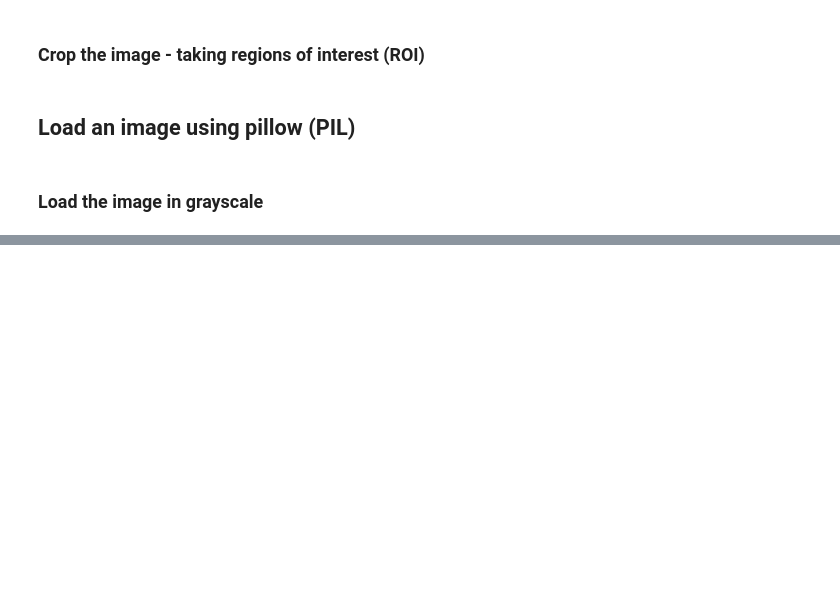
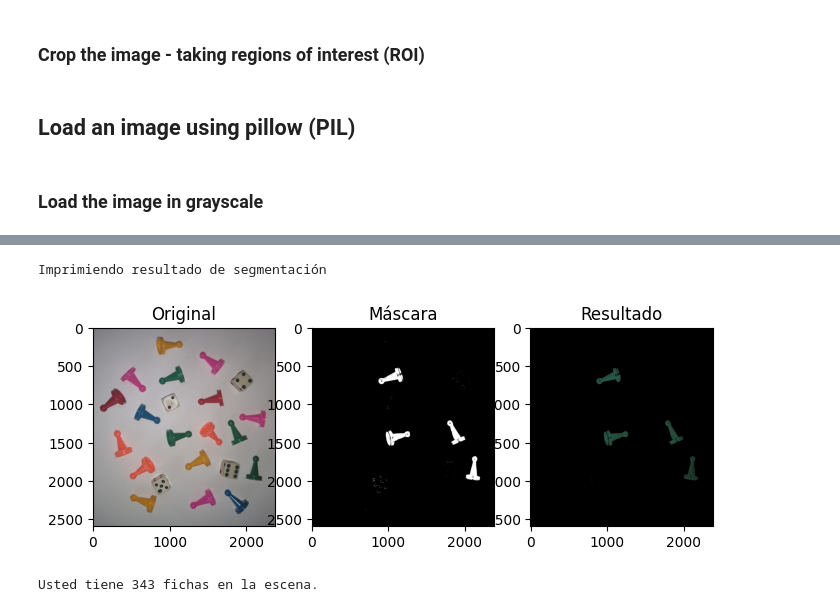
Before and after one commit to brahiangiraldo/machine_learning, a Jupyter notebook: Sem_01/Basics.ipynb, the cells around one changed output, grey strips where cells are left out. Saved outputs shown, nothing was run; the diff lists cells and outputs as text; code cells hidden in the pictures; blank space fills up the shorter version.

```diff
--- a/Sem_01/Basics.ipynb
+++ b/Sem_01/Basics.ipynb
@@ -201,0 +252,31 @@ plt.imshow(img, _ ) # plots an image
+# %%
+[Fl, Cl, Ch]=Imagen.shape
+Imagen_No_Fondo =np.zeros((Fl,Cl))
+Imagen_No_Fondo = (Saturation > 80)*(Rojo < 60)*(Hue<90)*(Azul<100)
+
+
+
+
+#Organizando resultado
+Resultado_Fichas = np.zeros((Fl,Cl,Ch))
+Resultado_Fichas[:,:,0]=Imagen[:,:,0]*Imagen_No_Fondo
+Resultado_Fichas[:,:,1]=Imagen[:,:,1]*Imagen_No_Fondo
+Resultado_Fichas[:,:,2]=Imagen[:,:,2]*Imagen_No_Fondo
+print('Imprimiendo resultado de segmentación')
+fig2, (axs1,axs2,axs3) =plt.subplots(1, 3,figsize=(8,8))
+axs1.imshow(Imagen[:,:,[2,1,0]].astype('uint8'),vmin=0, vmax=255)
+axs1.set_title('Original')
+axs2.imshow(Imagen_No_Fondo.astype('uint8'),vmin=0, vmax=1,cmap='gray')
+axs2.set_title('Máscara')
+axs3.imshow(Resultado_Fichas[:,:,[2,1,0]].astype('uint8'),vmin=0, vmax=255)
+axs3.set_title('Resultado')
+plt.show()
+print('')
+# %% [output]
+Imprimiendo resultado de segmentación
+[figure, added]
+# %%
+(Bordes_Fichas,_) =cv2.findContours(Imagen_No_Fondo.astype('uint8'), cv2.RETR_EXTERNAL, cv2.CHAIN_APPROX_SIMPLE)
+print('Usted tiene '+ str(len(Bordes_Fichas))+' fichas en la escena.')
+# %% [output]
+Usted tiene 343 fichas en la escena.
```
Also changed, not shown: parts of 11 cells of this notebook, 3 other files.
